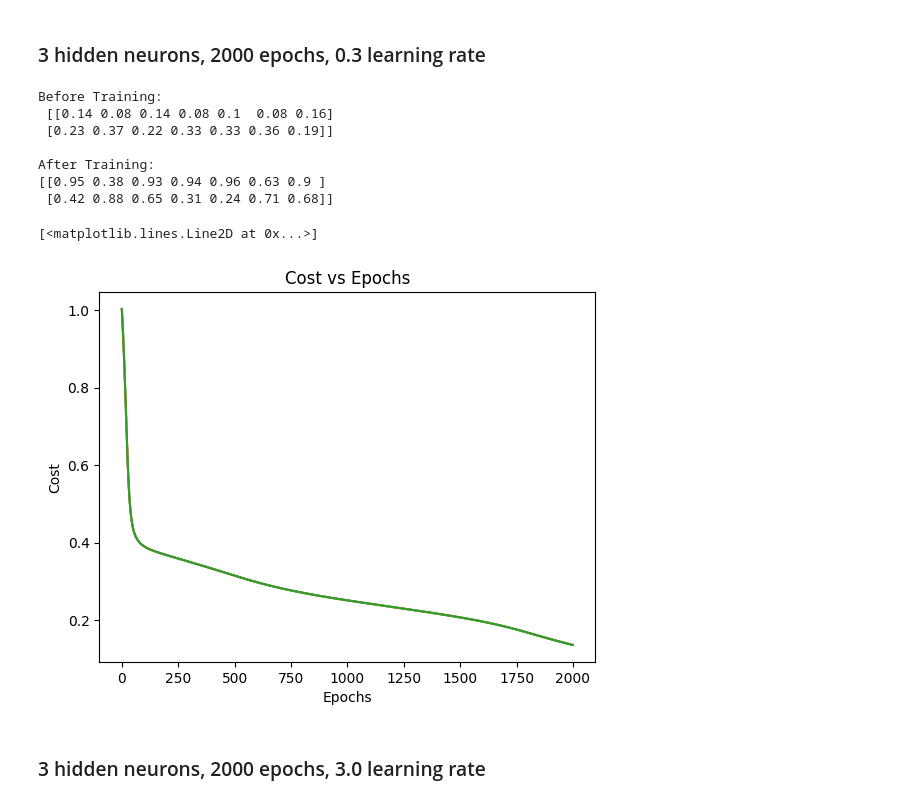
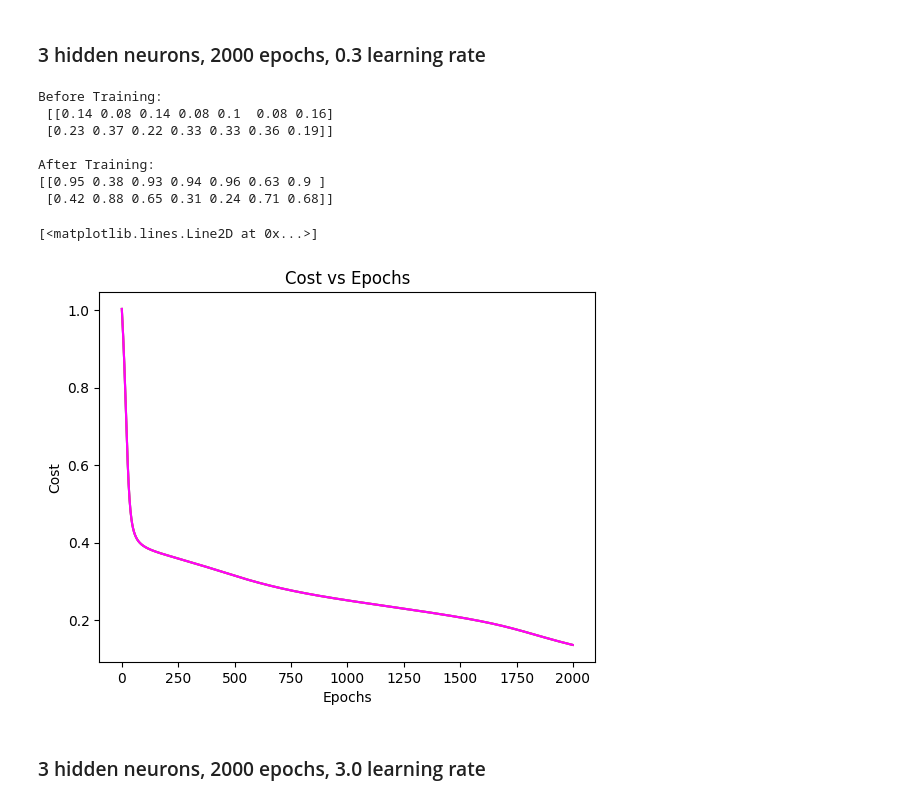
Before and after one commit to CallumOB/intro-to-ai, a Jupyter notebook: mlp/C21306503_assignment.ipynb, the cells around one changed output. Saved outputs shown, nothing was run; the diff lists cells and outputs as text; code cells hidden in the pictures.

```diff
--- a/mlp/C21306503_assignment.ipynb
+++ b/mlp/C21306503_assignment.ipynb
@@ -374,35 +397,35 @@ y_training = np.array([[1, 0],
                        [1, 1],
                        [1, 1]])
 
 prob_2 = MLP(3, 3, 2)
 xs = x_training.T
 
 print("Before Training:\n", np.round(prob_2.feedforward(xs), 2))
 
 epochs = 2000
 eta = 0.3
 cst = prob_2.train(epochs, eta, x_training, y_training)
 
 print("\nAfter Training:")
 print(np.round(prob_2.feedforward(xs), 2))
 
 eps = [e for e in range(epochs)]
 
 plt.plot(eps, cst)
 plt.title("Cost vs Epochs")
 plt.xlabel("Epochs")
 plt.ylabel("Cost")
-plt.plot(eps, cst)
+plt.plot(eps, cst, color="magenta")
 # %% [output]
 Before Training:
  [[0.14 0.08 0.14 0.08 0.1  0.08 0.16]
  [0.23 0.37 0.22 0.33 0.33 0.36 0.19]]
 
 After Training:
 [[0.95 0.38 0.93 0.94 0.96 0.63 0.9 ]
  [0.42 0.88 0.65 0.31 0.24 0.71 0.68]]
 [<matplotlib.lines.Line2D at 0x...>]
-[figure, old version]
+[figure, new version]
 # %% [markdown]
 ### 3 hidden neurons, 2000 epochs, 3.0 learning rate
 # %%
```
Also changed, not shown: parts of 17 cells of this notebook.
